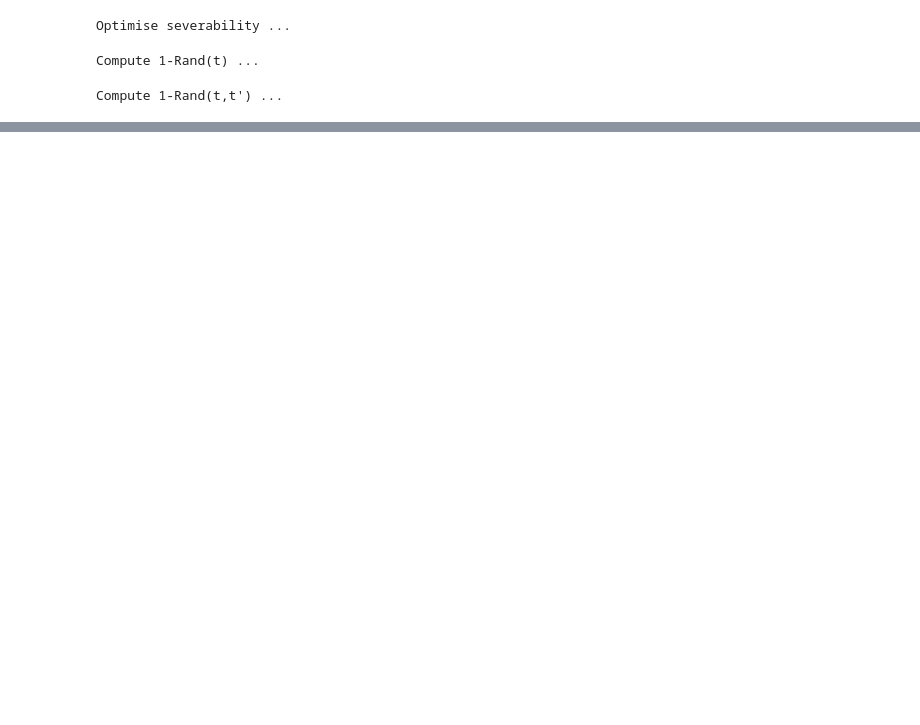
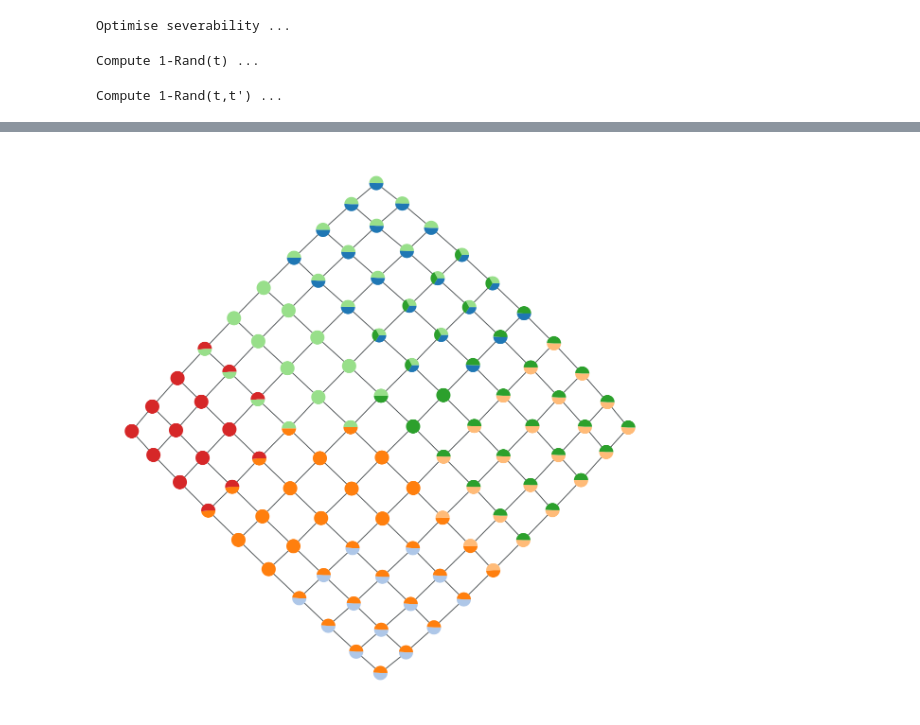
Before and after one commit to barahona-research-group/severability, a Jupyter notebook: notebooks/Example_3.ipynb, the cells around one changed output, grey strips where cells are left out. Cells and saved outputs as stored; diff of their text form; code cells hidden in the pictures; blank space fills up the shorter version.

```diff
--- a/notebooks/Example_3.ipynb
+++ b/notebooks/Example_3.ipynb
@@ -73,0 +75,9 @@ plt.show()
+# %%
+partitions = sev_results['partitions']
+
+partition_to_plot = partitions[2]
+n_nodes = len(A)
+
+severability.plotting.plot_pie_graph(partition_to_plot, A, n_nodes)
+# %% [output]
+[figure, added]
```
Also changed, not shown: parts of 3 cells of this notebook, 5 other files.
